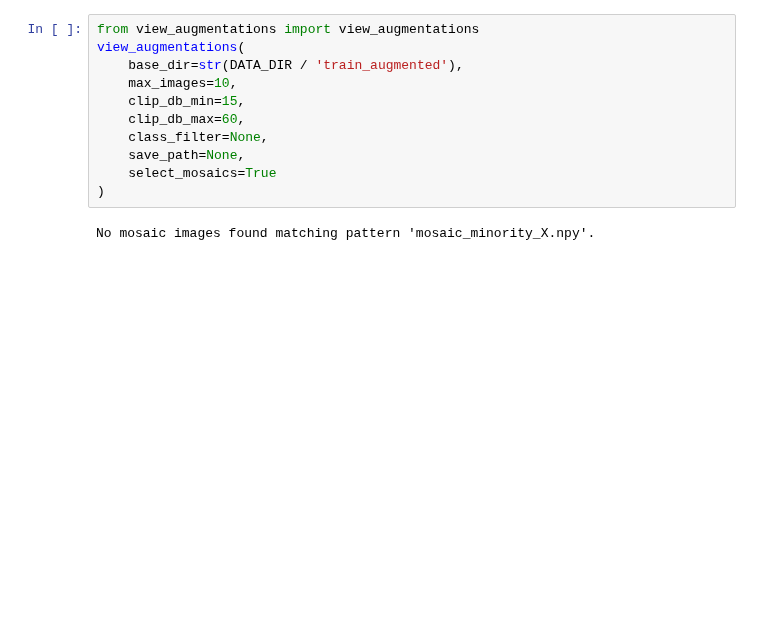
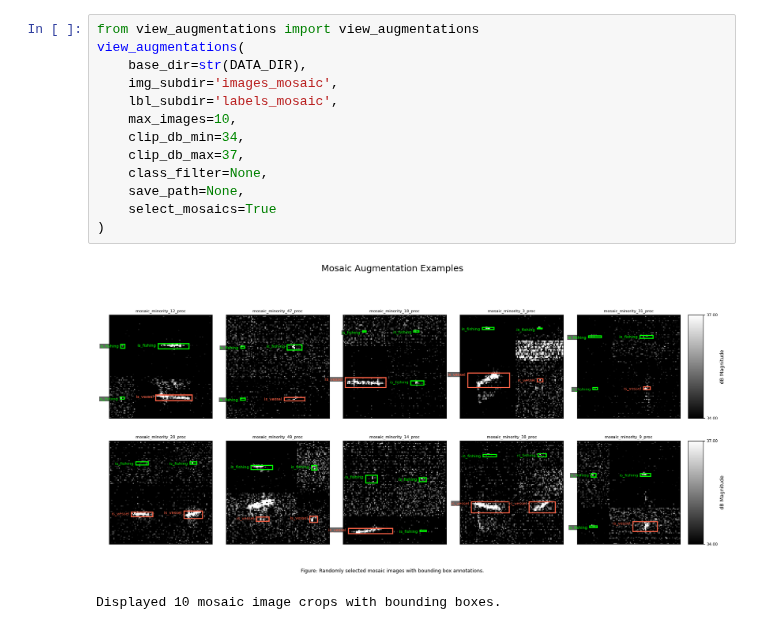
Before and after one commit to pmillitz/SARship-detect, a Jupyter notebook: working/03_data_augmentation.ipynb, the cells around one changed output. Drawn from its saved outputs; the diff is of its cells as text; blank space fills up the shorter version.

```diff
--- a/working/03_data_augmentation.ipynb
+++ b/working/03_data_augmentation.ipynb
@@ -94,13 +113,16 @@ Displayed 10 image crops with bounding boxes.
 # %%
 from view_augmentations import view_augmentations
 view_augmentations(
-    base_dir=str(DATA_DIR / 'train_augmented'),
+    base_dir=str(DATA_DIR),
+    img_subdir='images_mosaic',
+    lbl_subdir='labels_mosaic',
     max_images=10,
-    clip_db_min=15,
-    clip_db_max=60,
+    clip_db_min=34,
+    clip_db_max=37,
     class_filter=None,
     save_path=None,
     select_mosaics=True
 )
 # %% [output]
+[figure, added]
-No mosaic images found matching pattern 'mosaic_minority_X.npy'.
+Displayed 10 mosaic image crops with bounding boxes.
```
Also changed, not shown: parts of 9 cells of this notebook.
